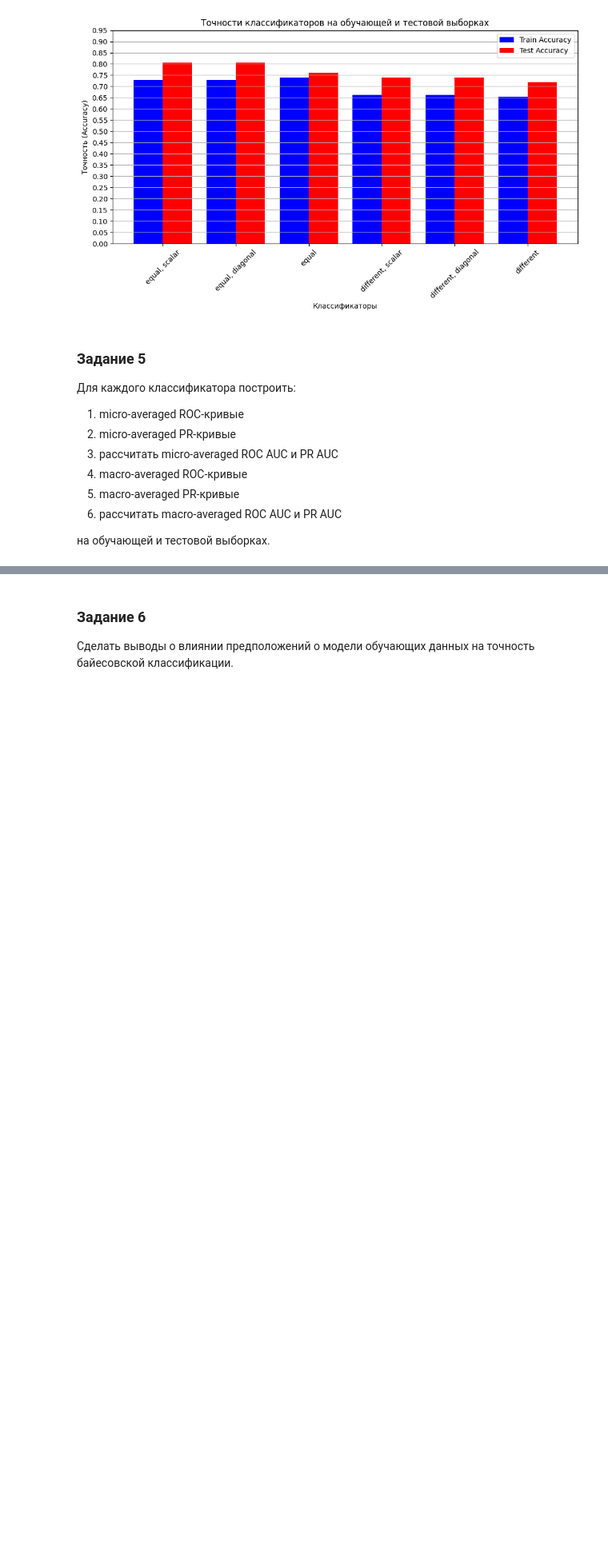
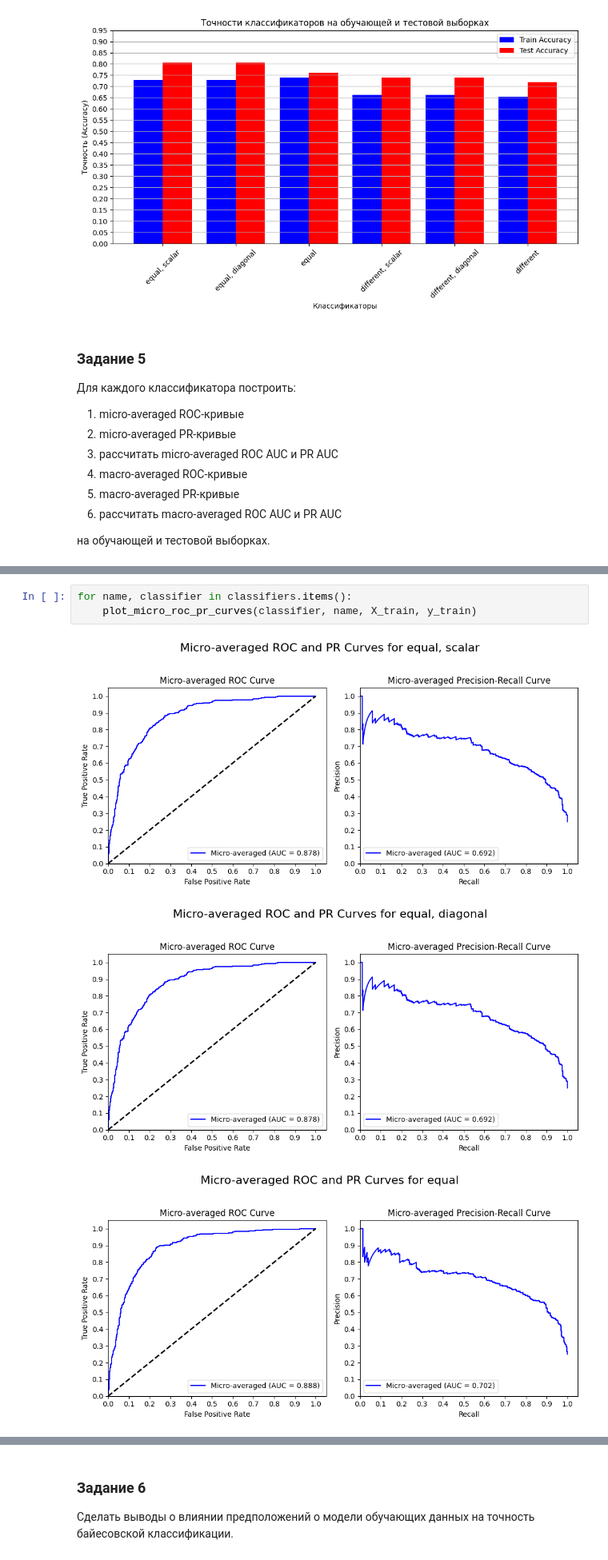
Before and after one commit to nekit2-002/ml-labs, a Jupyter notebook: laba2/laba2.ipynb, the cells around one changed output, grey strips where cells are left out. Shown at 80% size. Drawn from its saved outputs; the diff is of its cells as text; blank space fills up the shorter version.

```diff
--- a/laba2/laba2.ipynb
+++ b/laba2/laba2.ipynb
@@ -541,0 +643,7 @@ plot_roc_pr_curves(classifiers, X_train, y_train, X_test, y_test)
+# %%
+for name, classifier in classifiers.items():
+    plot_micro_roc_pr_curves(classifier, name, X_train, y_train)
+# %% [output]
+[figure, added]
+[figure, added]
+[figure, added]
```
Also changed, not shown: parts of 15 cells of this notebook.
